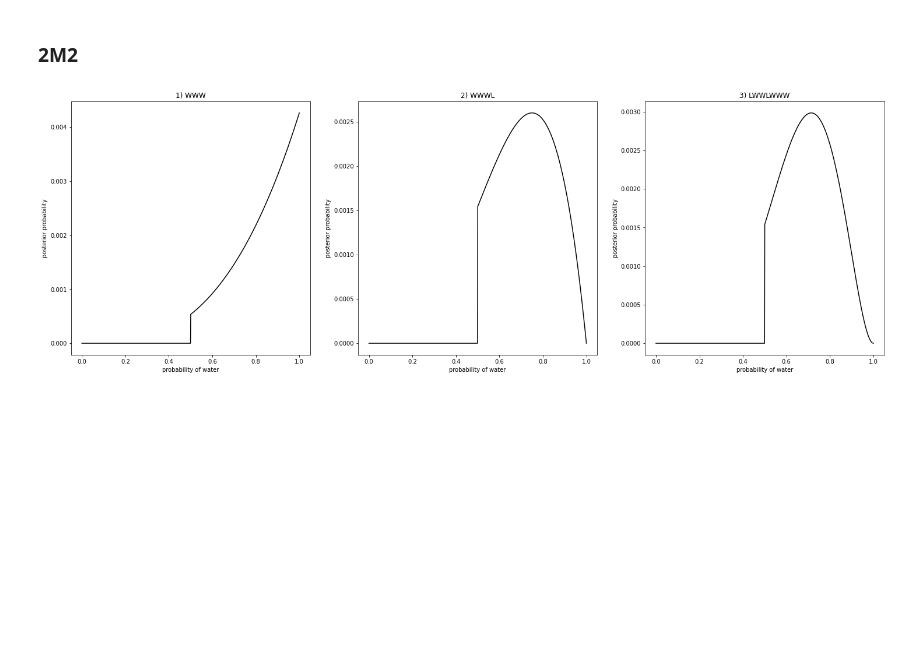
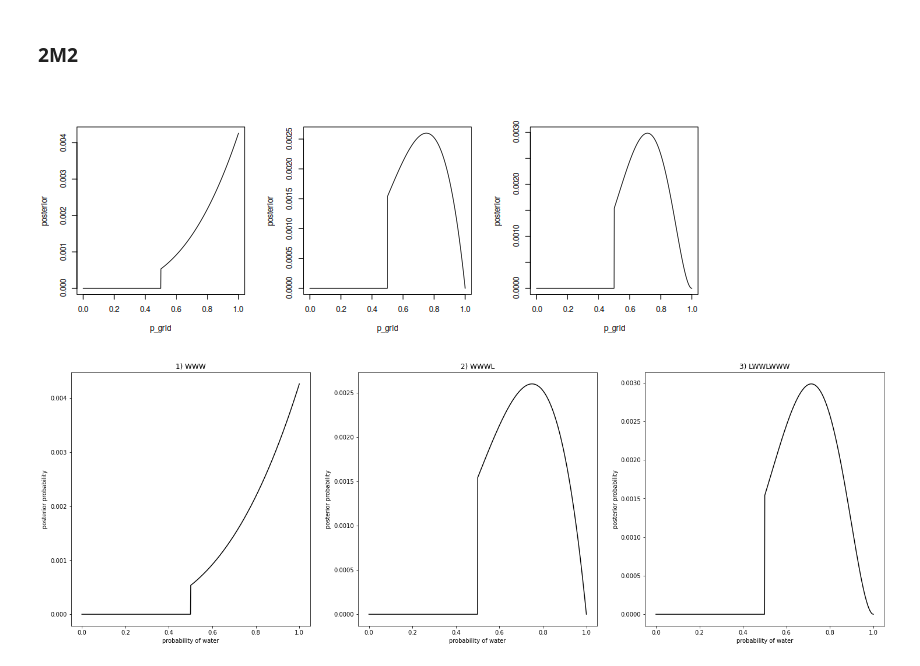
Before and after one commit to kms15/reading_notes, a Jupyter notebook: StatisticalRethinking/StatisticalRethinkingCh2.ipynb, the cells around one changed output. Saved outputs shown, nothing was run; the diff lists cells and outputs as text; code cells hidden in the pictures; blank space fills up the shorter version.

```diff
--- a/StatisticalRethinking/StatisticalRethinkingCh2.ipynb
+++ b/StatisticalRethinking/StatisticalRethinkingCh2.ipynb
@@ -343,9 +369,11 @@ Although in principle whether my finger lands on water is a deterministic proces
 # %%
-def plot_posteriors(ax, total_count, water_count, title, num_points=1000, prior=tf.ones_like):
+def plot_posteriors(ax, total_count, water_count, title, num_points=1000,
+                    prior=tf.ones_like):
     p_grid = tf.linspace(0., 1., num_points)
     prior_grid = prior(p_grid)
-    likelyhood = tfd.Binomial(total_count=total_count, probs=p_grid).prob(water_count)
-    unnormalized_posterior = likelyhood * prior_grid
+    likelihood = tfd.Binomial(total_count=total_count, probs=p_grid).prob(
+        water_count)
+    unnormalized_posterior = likelihood * prior_grid
     posterior = unnormalized_posterior / tfm.reduce_sum(unnormalized_posterior)
     ax.plot(p_grid, posterior, "-k")
     ax.set_xlabel("probability of water")
@@ -360,6 +388,17 @@ plot_posteriors(axs[2], 7, 5, "3) LWWLWWW")
 [figure]
 # %% [markdown]
 ### 2M2
+# %%
+%%R -w 24 -h 9 -u cm
+
+prior = function (p) { p > 0.5 }
+
+par(mfrow=c(1,3))
+plot_posteriors(3, 3, "1) WWW", prior=prior)
+plot_posteriors(4, 3, "2) WWWL", prior=prior)
+plot_posteriors(7, 5, "3) LWWLWWW", prior=prior)
+# %% [output]
+[figure, added]
 # %%
 prior = lambda p : tf.where(p < 0.5, tf.zeros_like(p), tf.ones_like(p))
 
```
Also changed, not shown: parts of 24 cells of this notebook.
